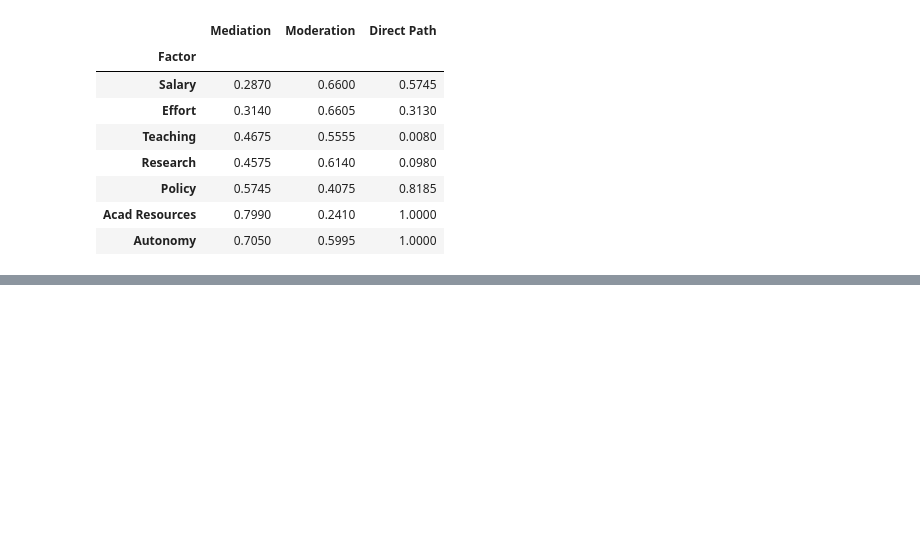
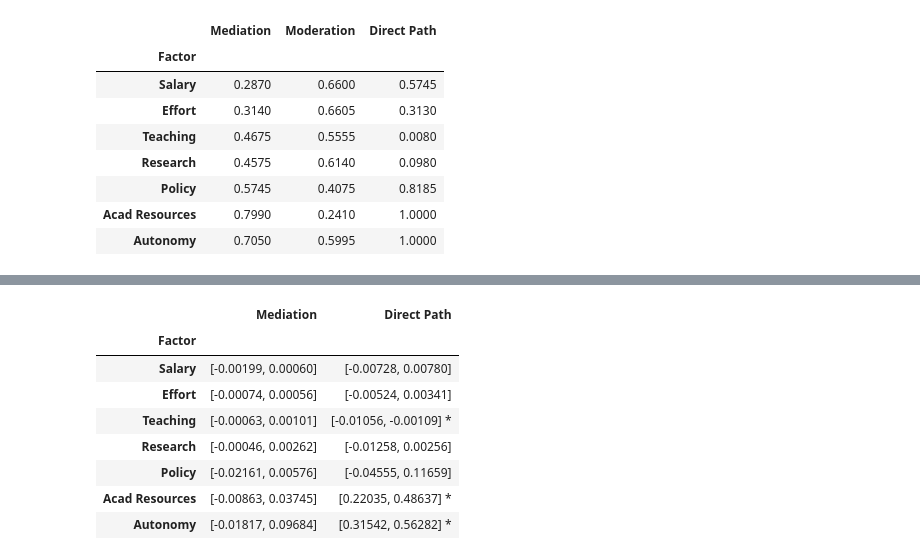
Before and after one commit to AndreiAf02/Job_Satisfaction_Burnout, a Jupyter notebook: Job_Satisfaction_AT_Multi_Group_Analysis.ipynb, the cells around one changed output, grey strips where cells are left out. Saved outputs shown, nothing was run; the diff lists cells and outputs as text; code cells hidden in the pictures; blank space fills up the shorter version.

```diff
--- a/Job_Satisfaction_AT_Multi_Group_Analysis.ipynb
+++ b/Job_Satisfaction_AT_Multi_Group_Analysis.ipynb
@@ -1908,0 +2025,64 @@ path_prob.set_index('Factor')
+# %%
+factor_unique = ['Salary', 'Effort', 'Teaching',
+              'Research', 'Policy', 'Acad Resources', 'Autonomy']
+
+dir_path_unique = ['dp1', 'dp2', 'dp3', 'dp4', 'dp5', 'dp6', 'dp7']
+
+path_ci = pd.DataFrame()
+path_prob = pd.DataFrame()
+
+path_ci['Factor'] = factor_unique
+path_prob['Factor'] = factor_unique
+
+med_ci_vals = []
+med_prob_vals = []
+mod_ci_vals = []
+mod_prob_vals = []
+dp_ci_vals = []
+dp_prob_vals = []
+
+for i in range(len(factor_unique)):
+
+  col = factor_unique[i]
+  ## Finding the Mediation Credibility Intervals and probabilities:
+  data = result_posterior_samples_no_mod[f'Indirect effect ({col})']
+  lbound = np.percentile(data, 2.5)
+  ubound = np.percentile(data, 97.5)
+  probability_of_positivity = np.mean(data > 0)
+  if lbound >0 or ubound < 0:
+    sig = ' *'
+  else:
+    sig = ''
+  med_ci_vals.append(f'[{lbound:.5f}, {ubound:.5f}]'+sig)
+  med_prob_vals.append(probability_of_positivity)
+
+
+  ## Finding the Direct Pathway Credibility Intervals and probabilities:
+  data_dp = result_posterior_samples_no_mod[dir_path_unique[i]]
+  lbound_dp = np.percentile(data_dp, 2.5)
+  ubound_dp = np.percentile(data_dp, 97.5)
+  probability_of_positivity_dp = np.mean(data_dp > 0)
+  if lbound_dp >0 or ubound_dp < 0:
+    sig_dp = ' *'
+  else:
+    sig_dp = ''
+  dp_ci_vals.append(f'[{lbound_dp:.5f}, {ubound_dp:.5f}]'+sig_dp)
+  dp_prob_vals.append(probability_of_positivity_dp)
+
+
+path_ci['Mediation'] = med_ci_vals
+path_prob['Mediation'] = med_prob_vals
+path_ci['Direct Path'] = dp_ci_vals
+path_prob['Direct Path'] = dp_prob_vals
+
+path_ci.set_index('Factor')
+# %% [output]
+|  | Mediation | Direct Path |
+| Factor |  |  |
+| Salary | [-0.00199, 0.00060] | [-0.00728, 0.00780] |
+| Effort | [-0.00074, 0.00056] | [-0.00524, 0.00341] |
+| Teaching | [-0.00063, 0.00101] | [-0.01056, -0.00109] * |
+| Research | [-0.00046, 0.00262] | [-0.01258, 0.00256] |
+| Policy | [-0.02161, 0.00576] | [-0.04555, 0.11659] |
+| Acad Resources | [-0.00863, 0.03745] | [0.22035, 0.48637] * |
+| Autonomy | [-0.01817, 0.09684] | [0.31542, 0.56282] * |
```
Also changed, not shown: parts of 7 cells of this notebook.
